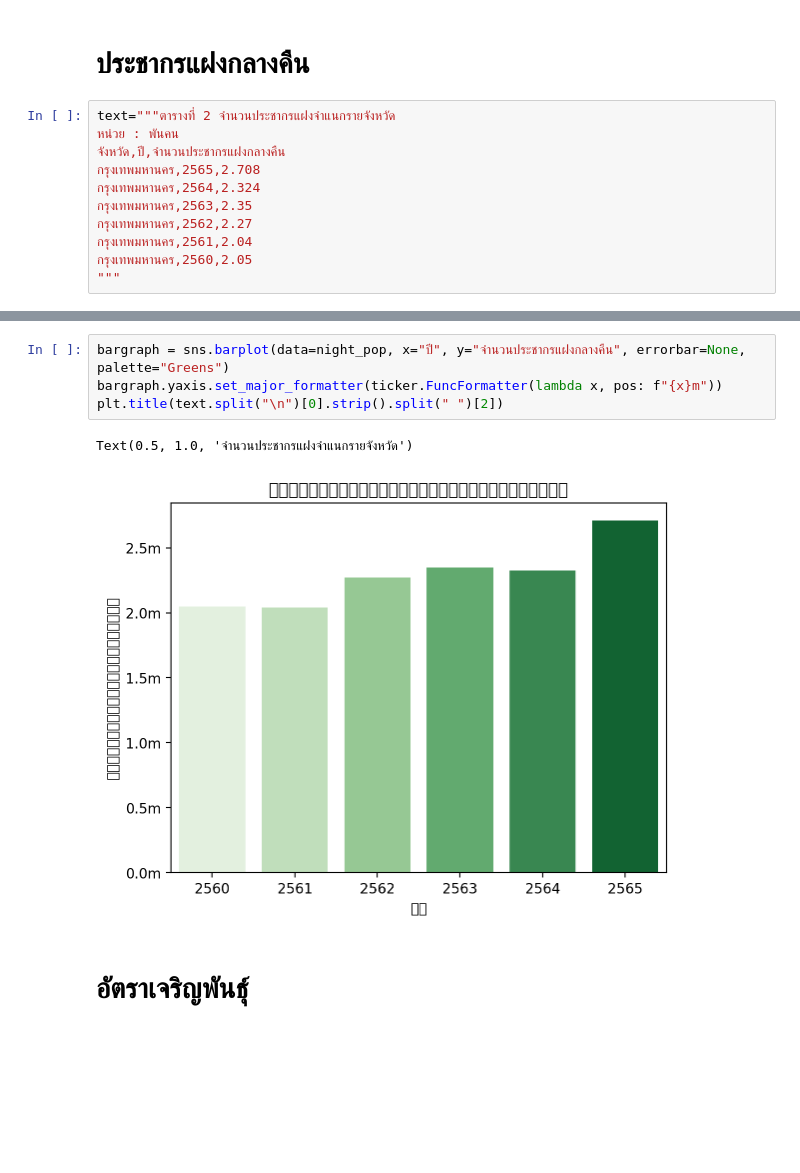
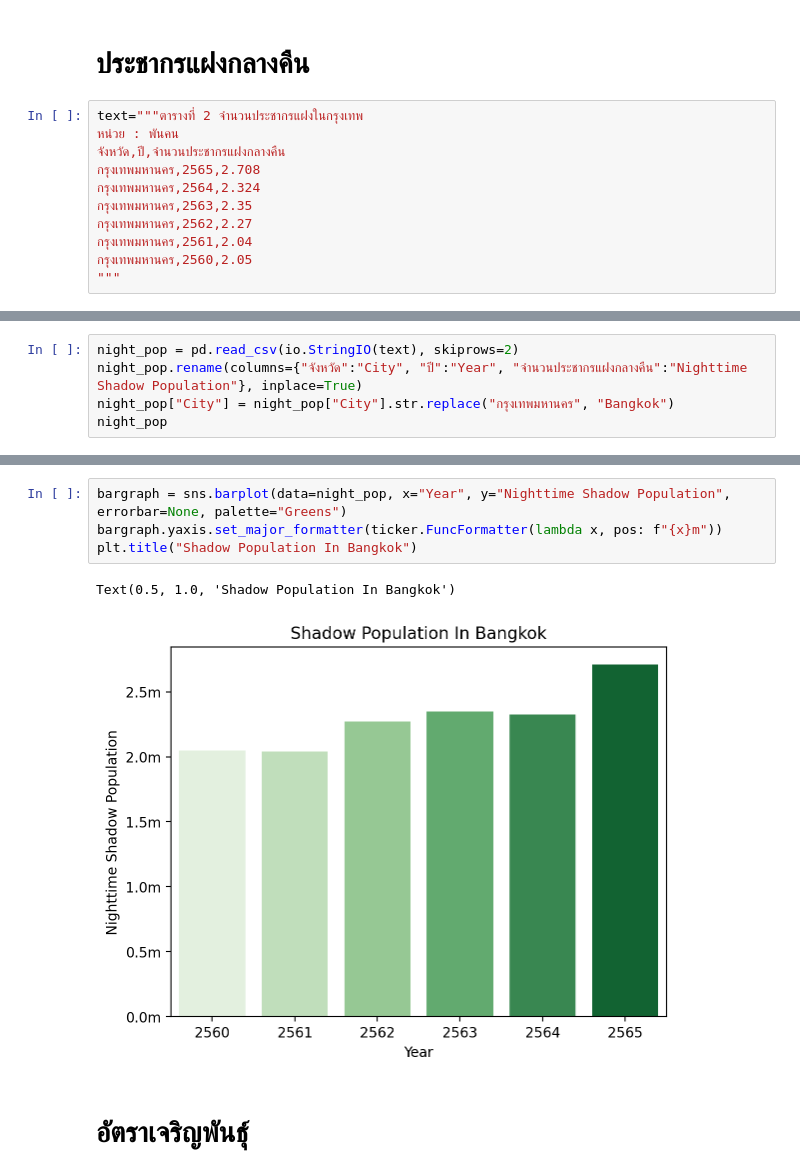
Before and after one commit to Zylink2/Machine_Learning_Project_2, a Jupyter notebook: Com/Test_Com2.ipynb, the cells around one changed output, grey strips where cells are left out. Saved outputs shown, nothing was run; the diff lists cells and outputs as text; blank space fills up the shorter version.

```diff
--- a/Com/Test_Com2.ipynb
+++ b/Com/Test_Com2.ipynb
@@ -384,7 +399,7 @@ for ax in g.axes.flat:
 # %% [markdown]
 # ประชากรแฝงกลางคืน
 # %%
-text="""ตารางที่ 2 จำนวนประชากรแฝงจำแนกรายจังหวัด
+text="""ตารางที่ 2 จำนวนประชากรแฝงในกรุงเทพ
 หน่วย : พันคน
 จังหวัด,ปี,จำนวนประชากรแฝงกลางคืน
 กรุงเทพมหานคร,2565,2.708
@@ -407,0 +412,5 @@ night_pop
+# %%
+night_pop = pd.read_csv(io.StringIO(text), skiprows=2)
+night_pop.rename(columns={"จังหวัด":"City", "ปี":"Year", "จำนวนประชากรแฝงกลางคืน":"Nighttime Shadow Population"}, inplace=True)
+night_pop["City"] = night_pop["City"].str.replace("กรุงเทพมหานคร", "Bangkok")
+night_pop
@@ -408,10 +425,10 @@ night_pop
 # %%
-bargraph = sns.barplot(data=night_pop, x="ปี", y="จำนวนประชากรแฝงกลางคืน", errorbar=None, palette="Greens")
+bargraph = sns.barplot(data=night_pop, x="Year", y="Nighttime Shadow Population", errorbar=None, palette="Greens")
 bargraph.yaxis.set_major_formatter(ticker.FuncFormatter(lambda x, pos: f"{x}m"))
-plt.title(text.split("\n")[0].strip().split(" ")[2])
+plt.title("Shadow Population In Bangkok")
 # %% [output]
-Text(0.5, 1.0, 'จำนวนประชากรแฝงจำแนกรายจังหวัด')
+Text(0.5, 1.0, 'Shadow Population In Bangkok')
-[figure, old version]
+[figure, new version]
 # %% [markdown]
 # อัตราเจริญพันธุ์
 # %%
```
Also changed, not shown: parts of 24 cells of this notebook.
